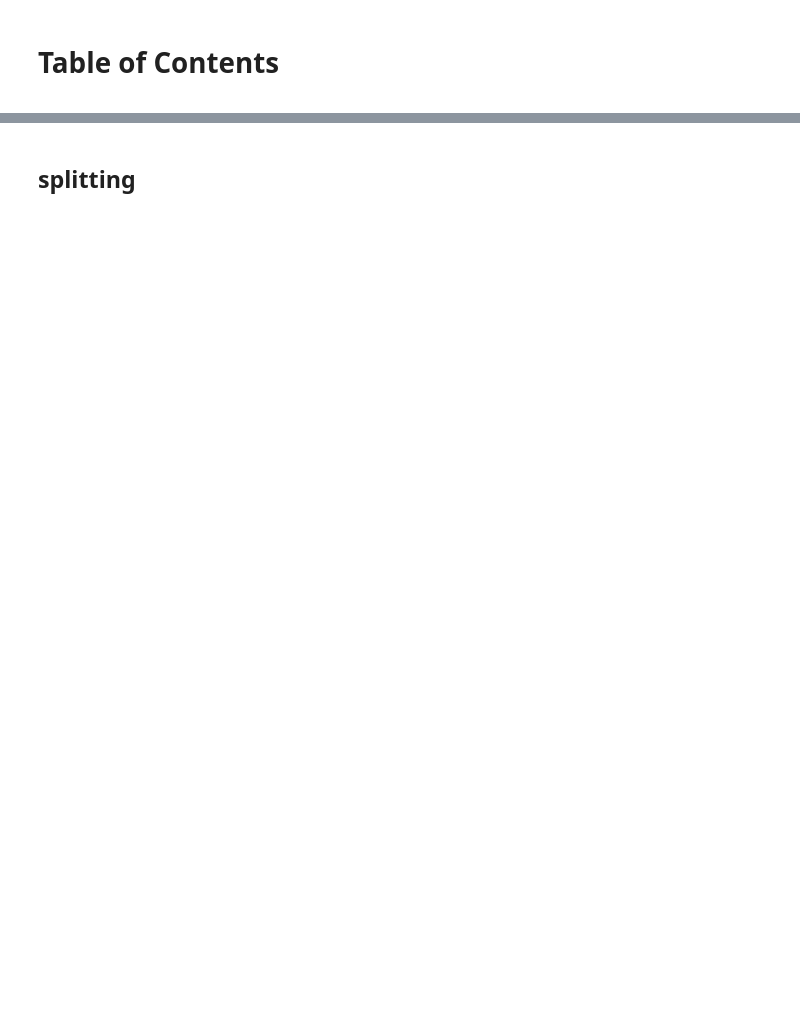
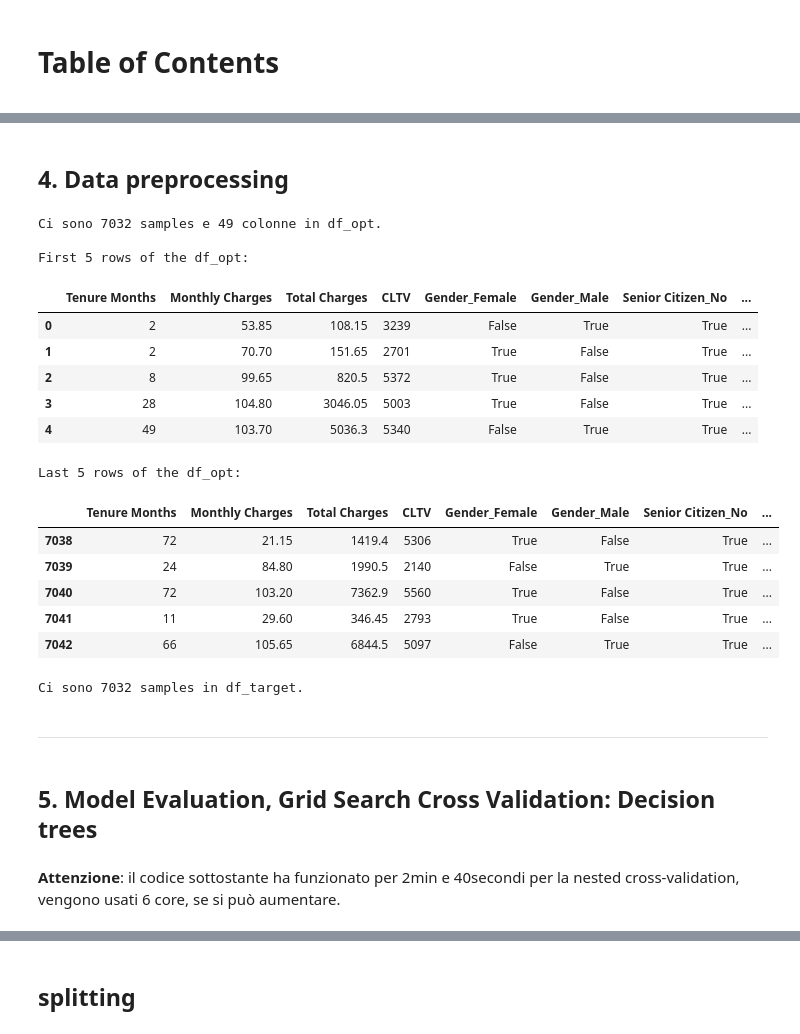
Before and after one commit to AlexGabbia/DataScience_Workshops, a Jupyter notebook: 6_workshop_Telco_churn/6_workshop_Telco_churn_gruppo.ipynb, the cells around one changed output, grey strips where cells are left out. Saved outputs shown, nothing was run; the diff lists cells and outputs as text; code cells hidden in the pictures; blank space fills up the shorter version.

```diff
--- a/6_workshop_Telco_churn/6_workshop_Telco_churn_gruppo.ipynb
+++ b/6_workshop_Telco_churn/6_workshop_Telco_churn_gruppo.ipynb
@@ -104,2 +56,0 @@ array(['United States'], dtype=object)
-# %%
-df.drop(columns=["Count", "Country", "State", "City", "Zip Code", "Lat Long", "Latitude", "Longitude", "Senior Citizen", "Partner", "Dependents", "Paperless Billing", "Payment Method", "Churn Label", "Churn Score"], inplace= True)
@@ -117,3 +56,0 @@ df.head()
-# %%
-df.drop(df[df["Total Charges"] == ' '].index, inplace= True)
-df.reset_index(inplace= True)
@@ -136,0 +252,2 @@ print(feature_names)
+# %% [markdown]
+## 4. Data preprocessing
@@ -136,0 +278,53 @@ print(feature_names)
+# %%
+#Dataframe ottimizzati
+df_opt = df.drop(columns = drop_columns)
+
+#Serie Target per l'addestramento dei modelli
+df_target = df['Churn Value']
+# %%
+cat = ["Gender", 'Senior Citizen', 'Partner',
+       "Phone Service", 'Dependents', 'Phone Service',
+       "Multiple Lines", "Internet Service", "Online Security",
+       "Online Backup", "Tech Support", "Streaming TV",
+       "Streaming Movies", "Contract", 'Paperless Billing',
+       'Payment Method','Device Protection']
+
+one_hot_encoded = pd.get_dummies(df_opt[cat])
+
+df_opt.drop(columns=cat, inplace=True)
+
+df_opt = pd.concat([df_opt, one_hot_encoded], axis= 1)
+# %%
+#Shape del Dataset df_opt
+print('\nCi sono {} samples e {} colonne in df_opt.'.format(df_opt.shape[0], df_opt.shape[1]))
+
+print('\nFirst 5 rows of the df_opt:')
+display(df_opt.head(5))
+
+print('\nLast 5 rows of the df_opt:')
+display(df_opt.tail(5))
+
+#Shape del Dataset df_target
+print('\nCi sono {} samples in df_target.'.format(len(df_target)))
+# %% [output]
+Ci sono 7032 samples e 49 colonne in df_opt.
+
+First 5 rows of the df_opt:
+|  | Tenure Months | Monthly Charges | Total Charges | CLTV | Gender_Female | Gender_Male | Senior Citizen_No | ... |
+| 0 | 2 | 53.85 | 108.15 | 3239 | False | True | True | ... |
+| 1 | 2 | 70.70 | 151.65 | 2701 | True | False | True | ... |
+| 2 | 8 | 99.65 | 820.5 | 5372 | True | False | True | ... |
+| 3 | 28 | 104.80 | 3046.05 | 5003 | True | False | True | ... |
+| 4 | 49 | 103.70 | 5036.3 | 5340 | False | True | True | ... |
+Last 5 rows of the df_opt:
+|  | Tenure Months | Monthly Charges | Total Charges | CLTV | Gender_Female | Gender_Male | Senior Citizen_No | ... |
+| 7038 | 72 | 21.15 | 1419.4 | 5306 | True | False | True | ... |
+| 7039 | 24 | 84.80 | 1990.5 | 2140 | False | True | True | ... |
+| 7040 | 72 | 103.20 | 7362.9 | 5560 | True | False | True | ... |
+| 7041 | 11 | 29.60 | 346.45 | 2793 | True | False | True | ... |
+| 7042 | 66 | 105.65 | 6844.5 | 5097 | False | True | True | ... |
+Ci sono 7032 samples in df_target.
+# %% [markdown]
+---
+# %% [markdown]
+## 5. Model Evaluation, Grid Search Cross Validation: Decision trees
@@ -136,0 +344,2 @@ print(feature_names)
+# %% [markdown]
+__Attenzione__: il codice sottostante ha funzionato per 2min e 40secondi per la nested cross-validation, vengono usati 6 core, se si può aumentare.
```
Also changed, not shown: parts of 48 cells of this notebook.
